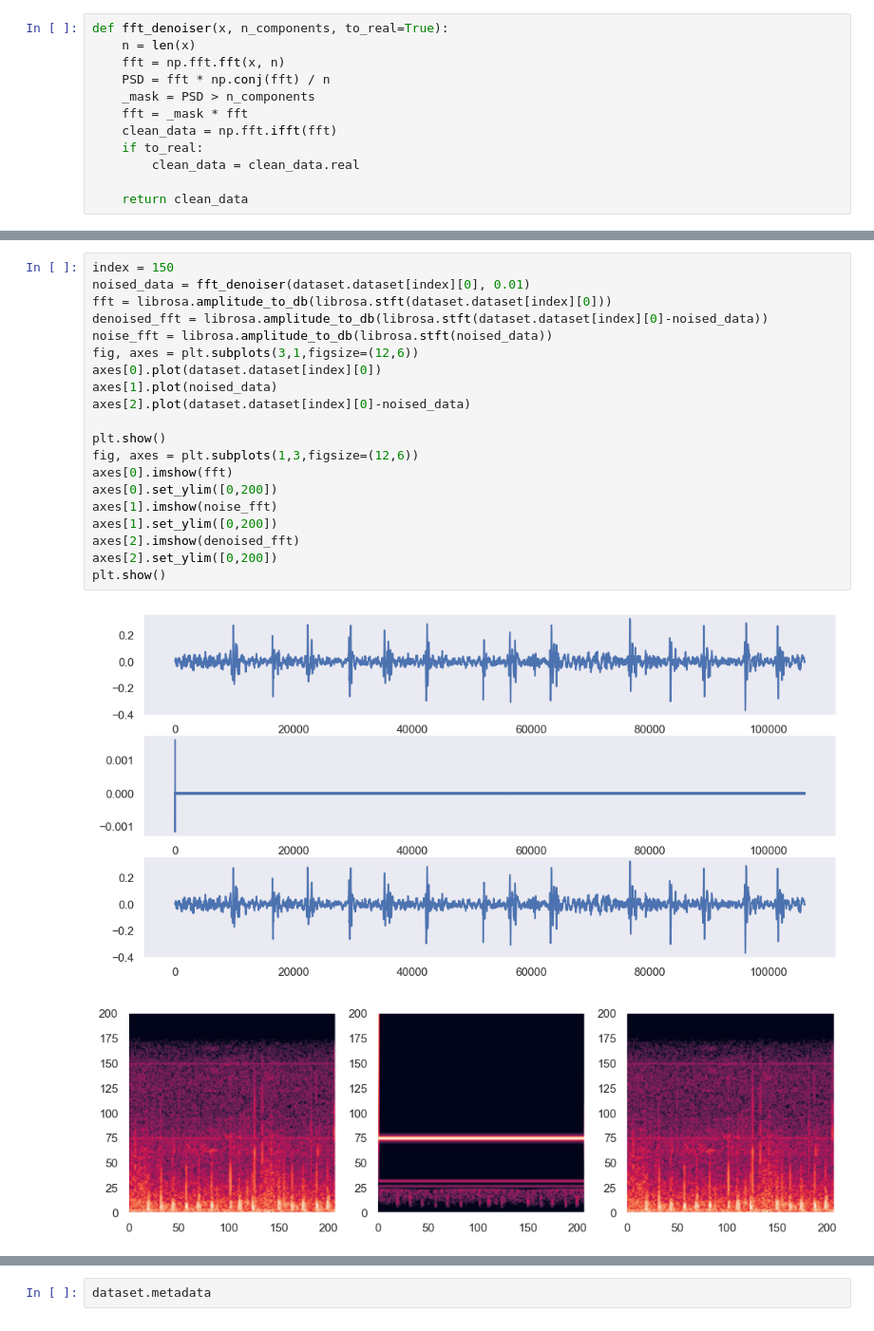
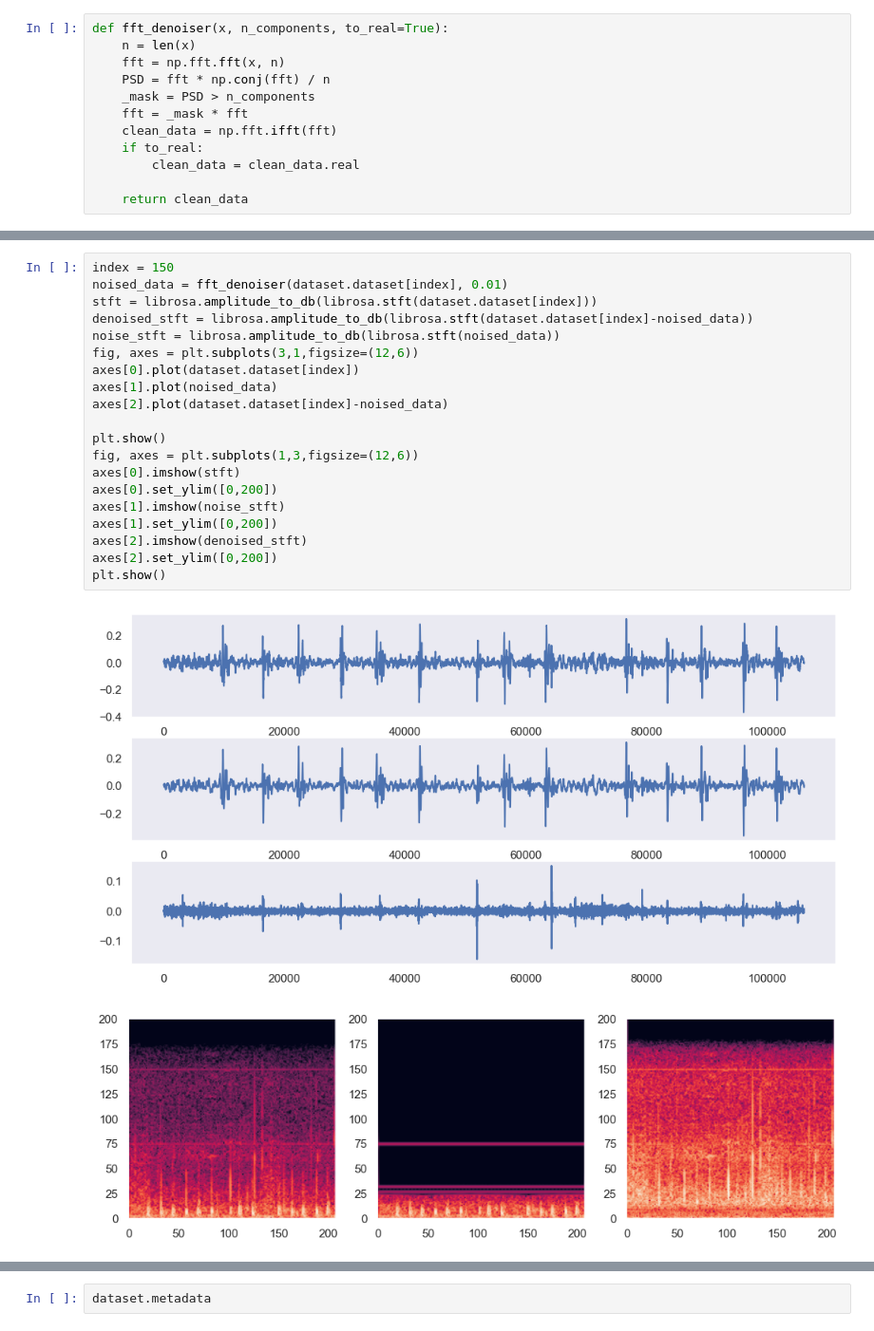
Before and after one commit to NattapolChan/SC1015-PROJECT, a Jupyter notebook: EDA.ipynb, the cells around one changed output, grey strips where cells are left out. Shown at 95% size. Cells and saved outputs as stored; diff of their text form.

Commit message:
refractor data classes

```diff
--- a/EDA.ipynb
+++ b/EDA.ipynb
@@ -113,23 +91,23 @@ KeyboardInterrupt:
 # %%
 index = 150
-noised_data = fft_denoiser(dataset.dataset[index][0], 0.01)
-fft = librosa.amplitude_to_db(librosa.stft(dataset.dataset[index][0]))
-denoised_fft = librosa.amplitude_to_db(librosa.stft(dataset.dataset[index][0]-noised_data))
-noise_fft = librosa.amplitude_to_db(librosa.stft(noised_data))
+noised_data = fft_denoiser(dataset.dataset[index], 0.01)
+stft = librosa.amplitude_to_db(librosa.stft(dataset.dataset[index]))
+denoised_stft = librosa.amplitude_to_db(librosa.stft(dataset.dataset[index]-noised_data))
+noise_stft = librosa.amplitude_to_db(librosa.stft(noised_data))
 fig, axes = plt.subplots(3,1,figsize=(12,6))
-axes[0].plot(dataset.dataset[index][0])
+axes[0].plot(dataset.dataset[index])
 axes[1].plot(noised_data)
-axes[2].plot(dataset.dataset[index][0]-noised_data)
+axes[2].plot(dataset.dataset[index]-noised_data)
 
 plt.show()
 fig, axes = plt.subplots(1,3,figsize=(12,6))
-axes[0].imshow(fft)
+axes[0].imshow(stft)
 axes[0].set_ylim([0,200])
-axes[1].imshow(noise_fft)
+axes[1].imshow(noise_stft)
 axes[1].set_ylim([0,200])
-axes[2].imshow(denoised_fft)
+axes[2].imshow(denoised_stft)
 axes[2].set_ylim([0,200])
 plt.show()
 # %% [output]
-[figure, old version]
+[figure, new version]
-[figure, old version]
+[figure, new version]
```
Also changed, not shown: parts of 17 cells of this notebook, 7 other files.
